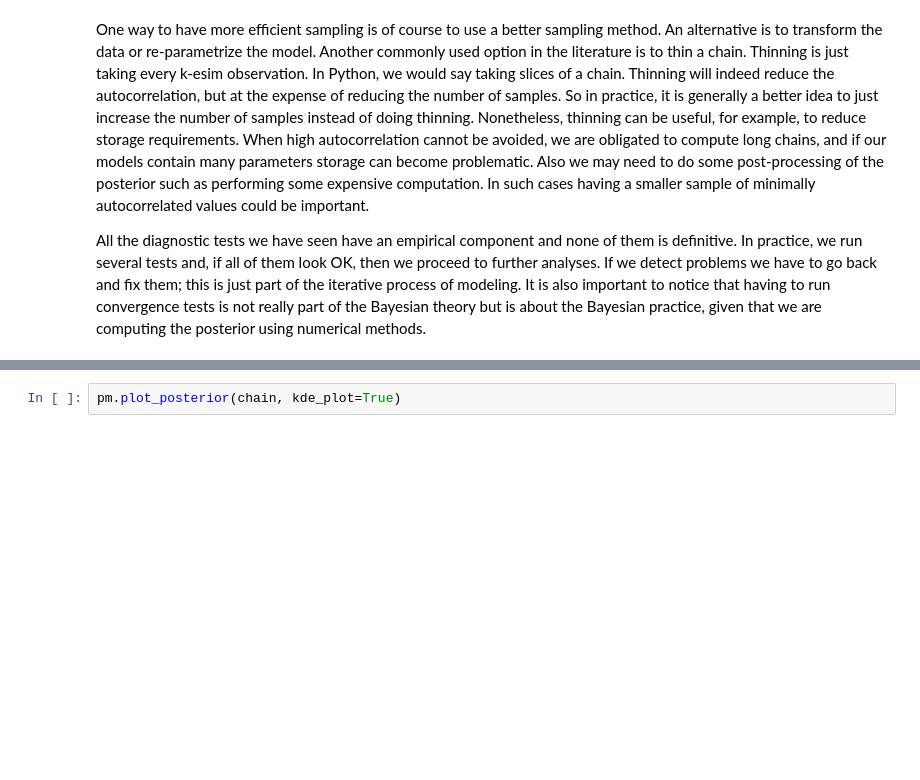
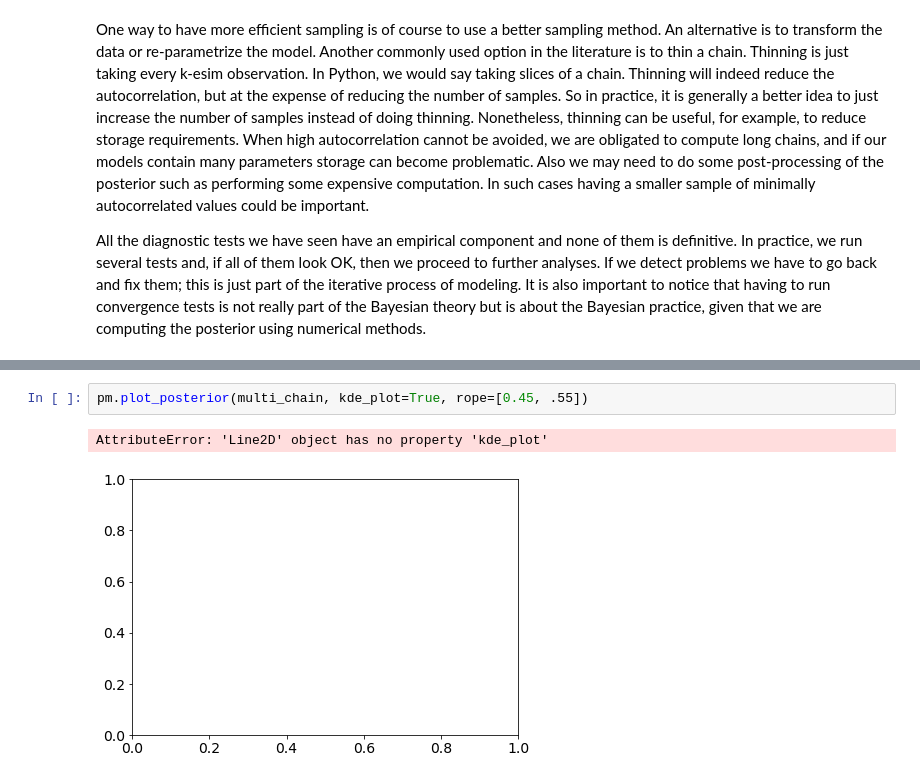
Before and after one commit to erikapat/ML_ALGORITHMS_TEST, a Jupyter notebook: BayesianModels/1.intro.ipynb, the cells around one changed output, grey strips where cells are left out. Cells and saved outputs as stored; diff of their text form; blank space fills up the shorter version.

```diff
--- a/BayesianModels/1.intro.ipynb
+++ b/BayesianModels/1.intro.ipynb
@@ -195,2 +222,5 @@ As we have already seen, the result of a Bayesian analysis is a posterior distri
 # %%
-pm.plot_posterior(chain, kde_plot=True)
+pm.plot_posterior(multi_chain, kde_plot=True, rope=[0.45, .55])
+# %% [output]
+AttributeError: 'Line2D' object has no property 'kde_plot'
+[figure, added]
```
Also changed, not shown: parts of 9 cells of this notebook, 10 other files.
